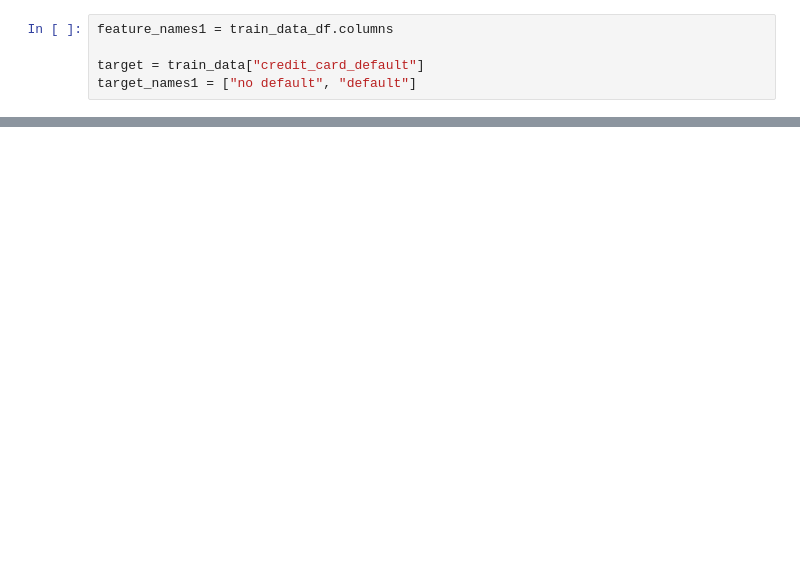
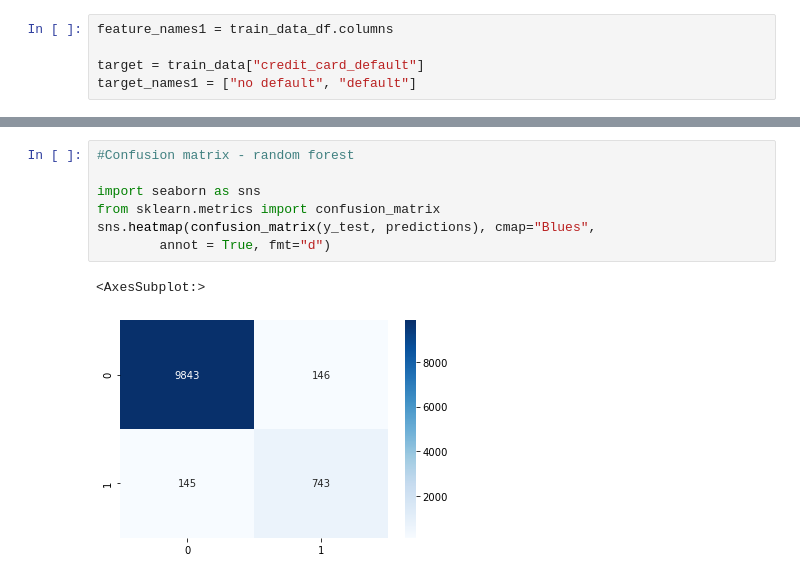
Before and after one commit to gjumaan/ml-project, a Jupyter notebook: decision_trees.ipynb, the cells around one changed output, grey strips where cells are left out. Cells and saved outputs as stored; diff of their text form; blank space fills up the shorter version.

```diff
--- a/decision_trees.ipynb
+++ b/decision_trees.ipynb
@@ -81,2 +214,12 @@ joblib.dump(clf, filename)
+# %%
+#Confusion matrix - random forest
+
+import seaborn as sns
+from sklearn.metrics import confusion_matrix
+sns.heatmap(confusion_matrix(y_test, predictions), cmap="Blues",
+        annot = True, fmt="d")
+# %% [output]
+<AxesSubplot:>
+[figure, added]
 # %%
 #Save the model - random forest
```
Also changed, not shown: parts of 29 cells of this notebook, 5 other files.
